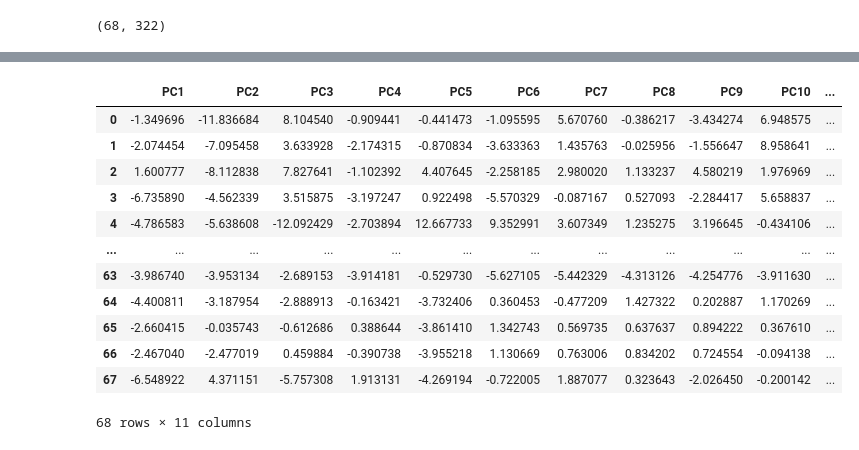
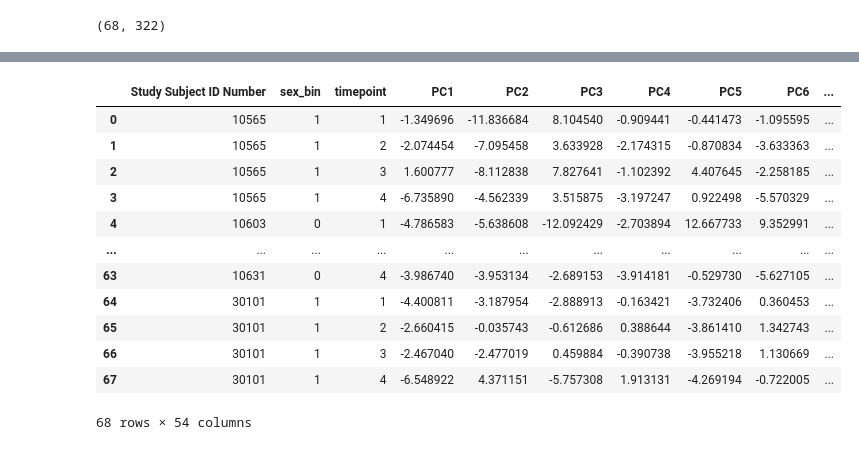
Before and after one commit to tam4x/Depression_Level_Classifier, a Jupyter notebook: Problem2/Problem 2.ipynb, the cells around one changed output, grey strips where cells are left out. Drawn from its saved outputs; the diff is of its cells as text; code cells hidden in the pictures.

```diff
--- a/Problem2/Problem 2.ipynb
+++ b/Problem2/Problem 2.ipynb
@@ -157,20 +157,20 @@ Sum of explained variance ratio: 0.9873403593818812
 [5 rows x 50 columns]
 # %%
 targetDataframe = data_multiomics[['gestational_age']]
-
-newDataframe = pd.concat([principalDataframe, targetDataframe],axis = 1)
+identifier = data_multiomics[["Study Subject ID Number" , "sex_bin" , "timepoint" ]]
+newDataframe = pd.concat([identifier, principalDataframe, targetDataframe],axis = 1)
 newDataframe
 # %% [output]
-|  | PC1 | PC2 | PC3 | PC4 | PC5 | PC6 | PC7 | PC8 | PC9 | PC10 | ... |
-| 0 | -1.349696 | -11.836684 | 8.104540 | -0.909441 | -0.441473 | -1.095595 | 5.670760 | -0.386217 | -3.434274 | 6.948575 | ... |
-| 1 | -2.074454 | -7.095458 | 3.633928 | -2.174315 | -0.870834 | -3.633363 | 1.435763 | -0.025956 | -1.556647 | 8.958641 | ... |
-| 2 | 1.600777 | -8.112838 | 7.827641 | -1.102392 | 4.407645 | -2.258185 | 2.980020 | 1.133237 | 4.580219 | 1.976969 | ... |
-| 3 | -6.735890 | -4.562339 | 3.515875 | -3.197247 | 0.922498 | -5.570329 | -0.087167 | 0.527093 | -2.284417 | 5.658837 | ... |
-| 4 | -4.786583 | -5.638608 | -12.092429 | -2.703894 | 12.667733 | 9.352991 | 3.607349 | 1.235275 | 3.196645 | -0.434106 | ... |
-| ... | ... | ... | ... | ... | ... | ... | ... | ... | ... | ... | ... |
-| 63 | -3.986740 | -3.953134 | -2.689153 | -3.914181 | -0.529730 | -5.627105 | -5.442329 | -4.313126 | -4.254776 | -3.911630 | ... |
-| 64 | -4.400811 | -3.187954 | -2.888913 | -0.163421 | -3.732406 | 0.360453 | -0.477209 | 1.427322 | 0.202887 | 1.170269 | ... |
-| 65 | -2.660415 | -0.035743 | -0.612686 | 0.388644 | -3.861410 | 1.342743 | 0.569735 | 0.637637 | 0.894222 | 0.367610 | ... |
-| 66 | -2.467040 | -2.477019 | 0.459884 | -0.390738 | -3.955218 | 1.130669 | 0.763006 | 0.834202 | 0.724554 | -0.094138 | ... |
-| 67 | -6.548922 | 4.371151 | -5.757308 | 1.913131 | -4.269194 | -0.722005 | 1.887077 | 0.323643 | -2.026450 | -0.200142 | ... |
+|  | Study Subject ID Number | sex_bin | timepoint | PC1 | PC2 | PC3 | PC4 | PC5 | PC6 | ... |
+| 0 | 10565 | 1 | 1 | -1.349696 | -11.836684 | 8.104540 | -0.909441 | -0.441473 | -1.095595 | ... |
+| 1 | 10565 | 1 | 2 | -2.074454 | -7.095458 | 3.633928 | -2.174315 | -0.870834 | -3.633363 | ... |
+| 2 | 10565 | 1 | 3 | 1.600777 | -8.112838 | 7.827641 | -1.102392 | 4.407645 | -2.258185 | ... |
+| 3 | 10565 | 1 | 4 | -6.735890 | -4.562339 | 3.515875 | -3.197247 | 0.922498 | -5.570329 | ... |
+| 4 | 10603 | 0 | 1 | -4.786583 | -5.638608 | -12.092429 | -2.703894 | 12.667733 | 9.352991 | ... |
+| ... | ... | ... | ... | ... | ... | ... | ... | ... | ... | ... |
+| 63 | 10631 | 0 | 4 | -3.986740 | -3.953134 | -2.689153 | -3.914181 | -0.529730 | -5.627105 | ... |
+| 64 | 30101 | 1 | 1 | -4.400811 | -3.187954 | -2.888913 | -0.163421 | -3.732406 | 0.360453 | ... |
+| 65 | 30101 | 1 | 2 | -2.660415 | -0.035743 | -0.612686 | 0.388644 | -3.861410 | 1.342743 | ... |
+| 66 | 30101 | 1 | 3 | -2.467040 | -2.477019 | 0.459884 | -0.390738 | -3.955218 | 1.130669 | ... |
+| 67 | 30101 | 1 | 4 | -6.548922 | 4.371151 | -5.757308 | 1.913131 | -4.269194 | -0.722005 | ... |
-68 rows × 11 columns
+68 rows × 54 columns
```
Also changed, not shown: parts of 1 cell of this notebook.
